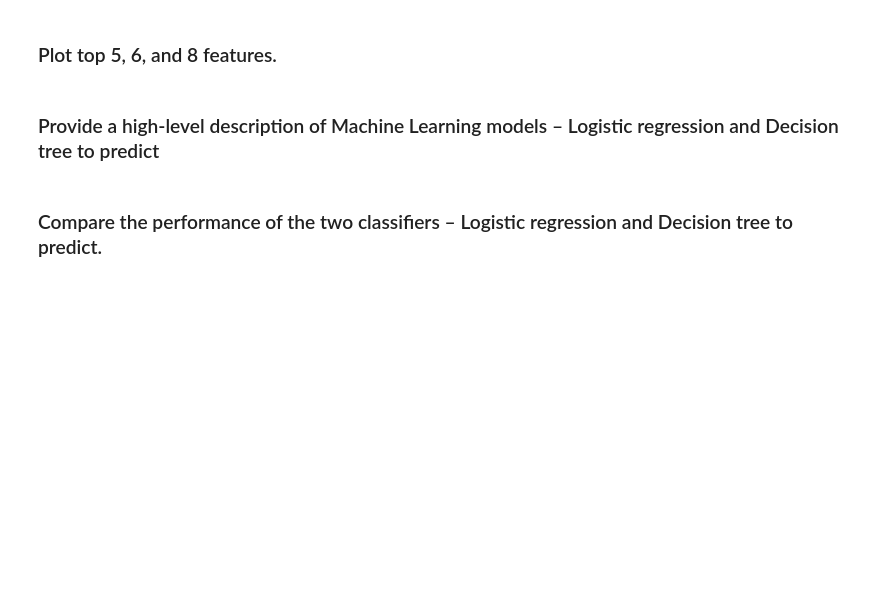
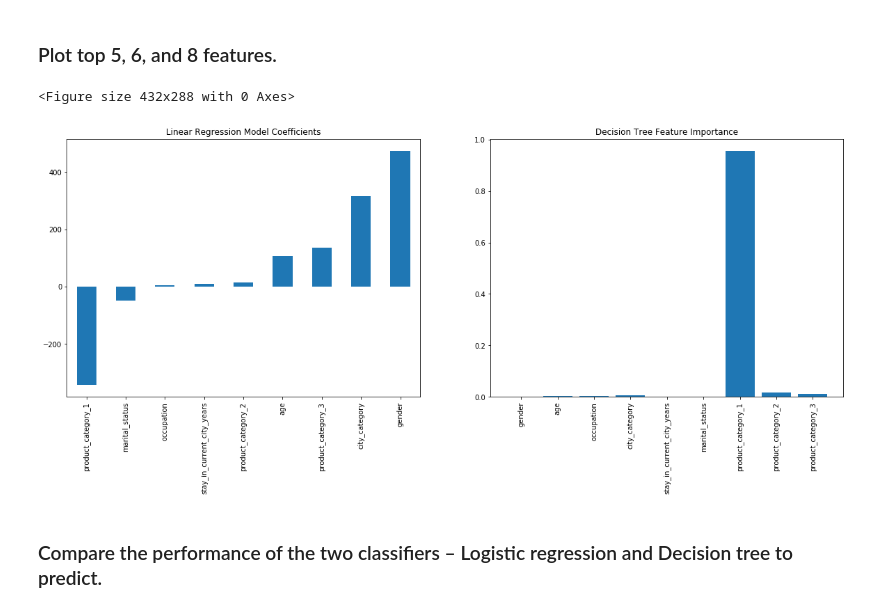
Before and after one commit to guptha23/machine_learning_assignment, a Jupyter notebook: data_science_assignment_draft.ipynb, the cells around one changed output. Cells and saved outputs as stored; diff of their text form; code cells hidden in the pictures; blank space fills up the shorter version.

```diff
--- a/data_science_assignment_draft.ipynb
+++ b/data_science_assignment_draft.ipynb
@@ -749,0 +882,6 @@ After feature engineering..
+# %%
+# Linear Regression :
+from sklearn.linear_model import LinearRegression
+
+LR = LinearRegression(normalize=True)
+modelfit(LR, train_data, test_data, predictors, target, IDcol)
@@ -749,0 +894,8 @@ After feature engineering..
+# %%
+#Decision Tree :
+predictors = train_data.columns.drop(['purchase','product_id','user_id'])
+from sklearn.tree import DecisionTreeRegressor
+DT = DecisionTreeRegressor(max_depth=15, min_samples_leaf=100)
+modelfit(DT, train_data, test_data, predictors, target, IDcol)
+
+DT
@@ -750,7 +913,23 @@ After feature engineering..
 # %% [markdown]
 ### Plot top 5, 6, and 8 features.
-# %% [markdown]
-### Provide a high-level description of Machine Learning models – Logistic regression and Decision tree to predict
+# %%
+# get importance
+fig = plt.figure()
+plt.figure(figsize=(20,15))
+
+plt.subplot(2, 2, 1)
+coef1 = pd.Series(LR.coef_, predictors).sort_values()
+coef1.plot(kind='bar', title='Linear Regression Model Coefficients')
+
+plt.subplot(2, 2, 2)
+importance = DT.feature_importances_
+plt.bar(predictors , importance)
+plt.title('Decision Tree Feature Importance')
+plt.xticks(rotation='vertical')
+plt.show()
+# %% [output]
+<Figure size 432x288 with 0 Axes>
+[figure, added]
 # %% [markdown]
 ### Compare the performance of the two classifiers – Logistic regression and Decision tree to predict.
 # %% [markdown]
```
Also changed, not shown: parts of 19 cells of this notebook, 3 other files.
